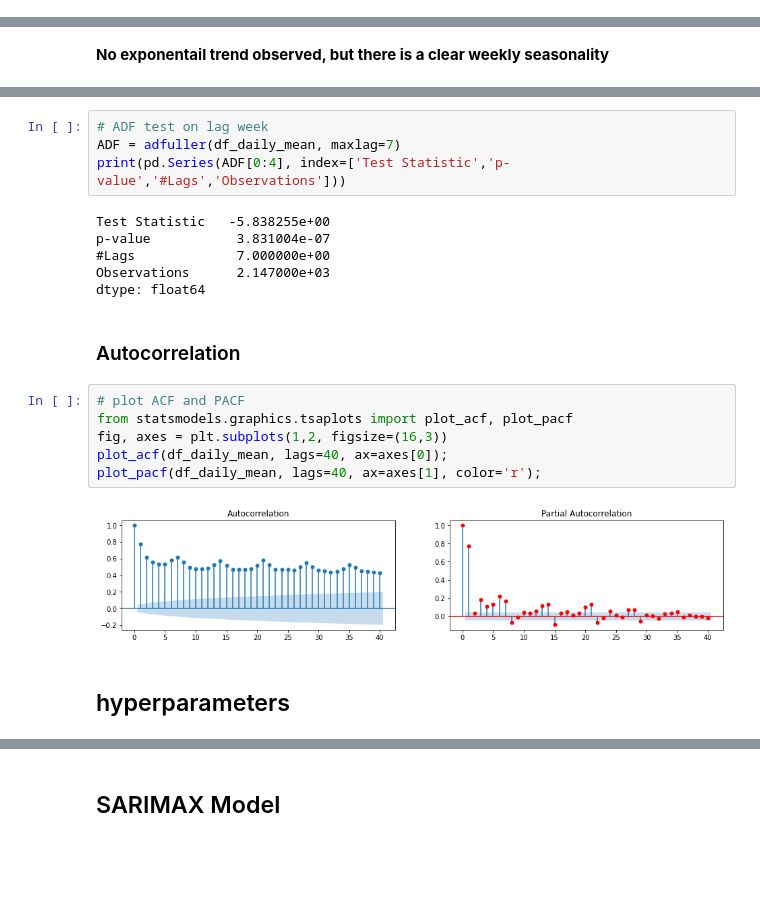
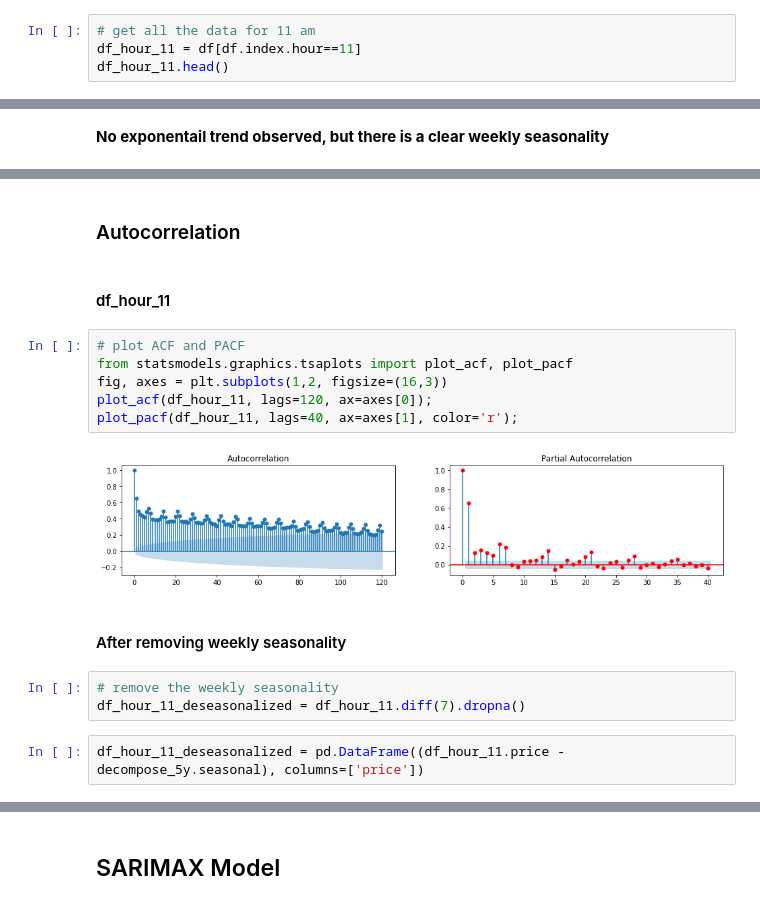
Before and after one commit to Guli-Y/ElectricityPricePredictor, a Jupyter notebook: notebooks/baseline_guli.ipynb, the cells around one changed output, grey strips where cells are left out. Cells and saved outputs as stored; diff of their text form; blank space fills up the shorter version.

```diff
--- a/notebooks/baseline_guli.ipynb
+++ b/notebooks/baseline_guli.ipynb
@@ -55,0 +40,4 @@ df_daily_mean.plot()
+# %%
+# get all the data for 11 am
+df_hour_11 = df[df.index.hour==11]
+df_hour_11.head()
@@ -114,22 +93,19 @@ dtype: float64
-# %%
-# ADF test on lag week
-ADF = adfuller(df_daily_mean, maxlag=7)
-print(pd.Series(ADF[0:4], index=['Test Statistic','p-value','#Lags','Observations']))
-# %% [output]
-Test Statistic   -5.838255e+00
-p-value           3.831004e-07
-#Lags             7.000000e+00
-Observations      2.147000e+03
-dtype: float64
 # %% [markdown]
 ### Autocorrelation
+# %% [markdown]
+#### df_hour_11
 # %%
 # plot ACF and PACF
 from statsmodels.graphics.tsaplots import plot_acf, plot_pacf
 fig, axes = plt.subplots(1,2, figsize=(16,3))
-plot_acf(df_daily_mean, lags=40, ax=axes[0]);
-plot_pacf(df_daily_mean, lags=40, ax=axes[1], color='r');
+plot_acf(df_hour_11, lags=120, ax=axes[0]);
+plot_pacf(df_hour_11, lags=40, ax=axes[1], color='r');
 # %% [output]
-[figure, old version]
+[figure, new version]
-# %% [markdown]
-## hyperparameters
+# %% [markdown]
+#### After removing weekly seasonality
+# %%
+# remove the weekly seasonality
+df_hour_11_deseasonalized = df_hour_11.diff(7).dropna()
+# %%
+df_hour_11_deseasonalized = pd.DataFrame((df_hour_11.price - decompose_5y.seasonal), columns=['price'])
```
Also changed, not shown: parts of 38 cells of this notebook, 1 other file.
